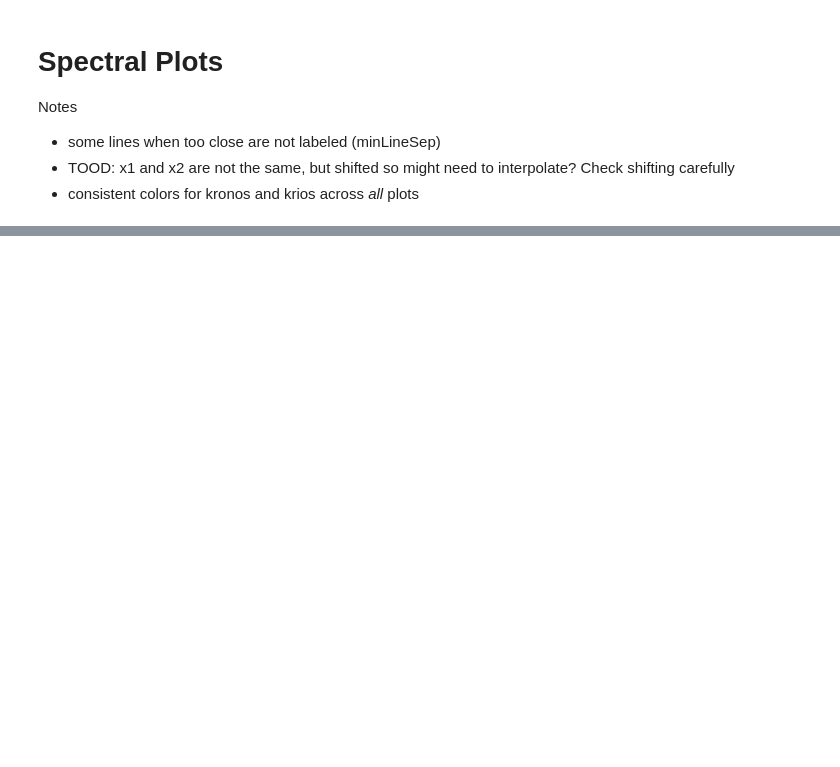
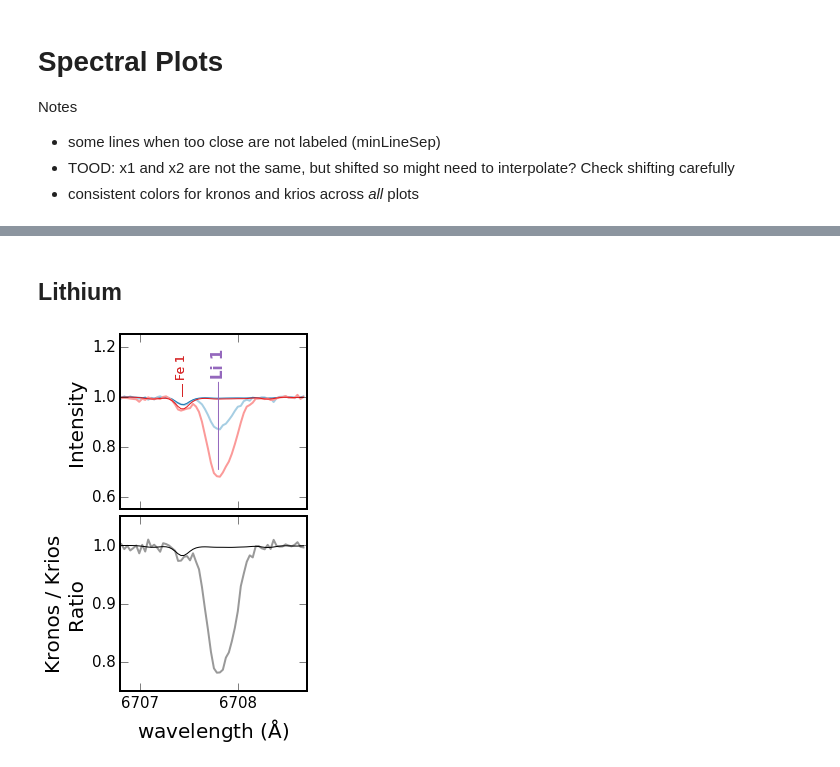
Before and after one commit to smoh/Group1199, a Jupyter notebook: notebooks/make_spec_plots.ipynb, the cells around one changed output, grey strips where cells are left out. Drawn from its saved outputs; the diff is of its cells as text; code cells hidden in the pictures; blank space fills up the shorter version.

```diff
--- a/notebooks/make_spec_plots.ipynb
+++ b/notebooks/make_spec_plots.ipynb
@@ -256,0 +339,27 @@ with plt.style.context(style):
+# %% [markdown]
+## Lithium
+# %%
+# ax = plt.subplot2grid((2, 12), (1, 6), colspan=3)
+with plt.style.context(style):
+    fig, ax = plt.subplots(figsize=(4,6))
+    fig.subplots_adjust(top=0.95, right=0.95, left=0.3)
+    seg, wrange = 15, [6706.8,6708.7]
+    elems = df.loc[(df.segidx == seg) & (df.depth>0.25) & ((in_catalog)|(df.species=='Fe 1'))].species.unique()
+    cax, cax_diff = plotKKSpec(ax, seg, wrange, elems, labely=False)
+    cax.set_yticks([0.6, 0.8, 1., 1.2])
+    cax.set_ylim([0.55, 1.25])
+    cax_diff.set_yticks([0.8, 0.9, 1.,])
+    cax_diff.set_ylim([0.75, 1.05])
+    list(map(lambda x: x.set_xticks([6707., 6708.,]), [cax, cax_diff]));
+#     list(map(lambda x: x.set_yticklabels([]), [cax, cax_diff]));
+    cax_diff.set_xlabel("wavelength ($\AA$)")
+    cax.set_ylabel('Intensity')
+    cax_diff.set_ylabel('Kronos / Krios\nRatio')
+    # Label Li I
+    li_color = '#9467BD'  # purple from tableau palette
+    ax.annotate('Li 1', (6707.8, 0.7), (6707.8, 1.15),  textcoords='data',
+                ha='center', rotation=90, arrowprops=dict(arrowstyle='-', linewidth=1, color=li_color),
+                color=li_color, fontsize=15, weight='bold')
+    fig.savefig('../paper/figures/spec_lithium.pdf')
+# %% [output]
+[figure, added]
```
Also changed, not shown: parts of 9 cells of this notebook, 4 other files.
